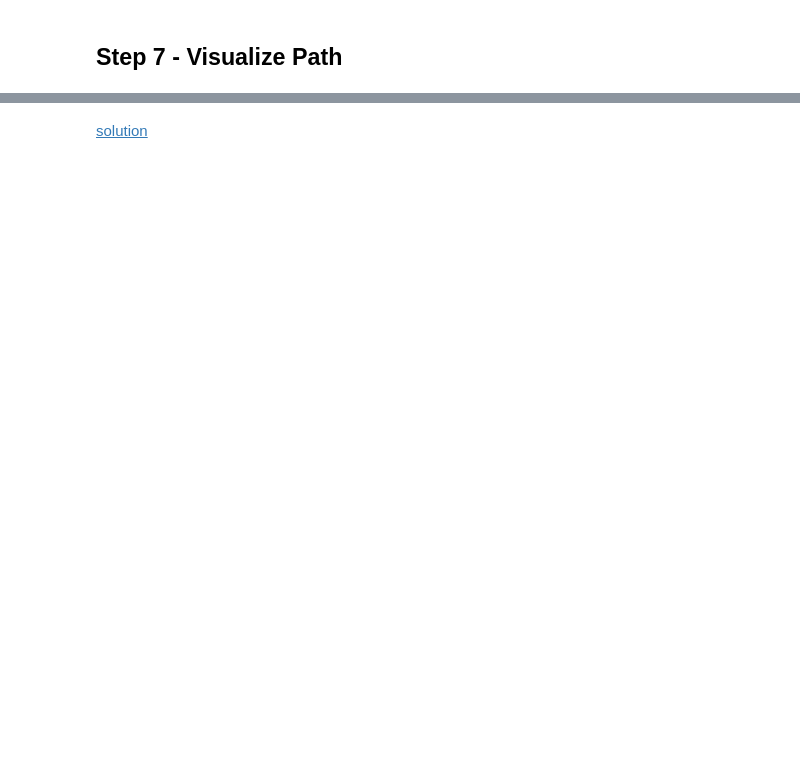
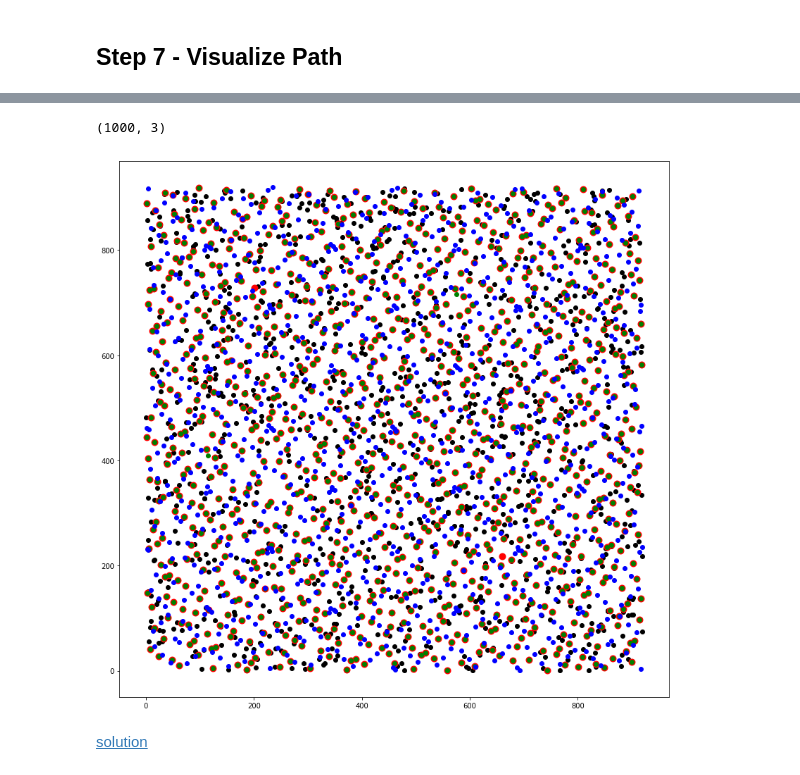
Before and after one commit to miker2/FCND-udacity, a Jupyter notebook: jupyter_notebooks/Probabilistic-Roadmap.ipynb, the cells around one changed output, grey strips where cells are left out. Drawn from its saved outputs; the diff is of its cells as text; code cells hidden in the pictures; blank space fills up the shorter version.

```diff
--- a/jupyter_notebooks/Probabilistic-Roadmap.ipynb
+++ b/jupyter_notebooks/Probabilistic-Roadmap.ipynb
@@ -468,2 +469,28 @@ plt.show()
+# %%
+import chaospy
+n_samps = 1000
+dims = 3
+f = chaospy.create_halton_samples(n_samps, dims).transpose()
+h = chaospy.create_hammersley_samples(n_samps, dims).transpose()
+k = chaospy.create_korobov_samples(n_samps, dims).transpose()
+s = chaospy.create_sobol_samples(n_samps, dims).transpose()
+n = np.random.rand(n_samps, dims)
+print(n.shape)
+# plot obstacle map
+#plt.imshow(grid, cmap='Greys', origin='lower')
+
+plt.scatter(n[:,0]*xrange, n[:,1]*yrange, c='black')
+# draw nodes
+plt.scatter(f[:,0]*xrange, f[:,1]*yrange, c='red', linewidths=4)
+plt.scatter(h[:,0]*xrange, h[:,1]*yrange, c='green', linewidths=1)
+#plt.scatter(k[:,0]*xrange, k[:,1]*yrange, c='cyan')
+plt.scatter(s[:,0]*xrange, s[:,1]*yrange, c='blue')
+
+
+
+plt.show()
+# %% [output]
+(1000, 3)
+[figure, added]
 # %% [markdown]
 [solution](/notebooks/Probabilistic-Roadmap-Solution.ipynb)
```
Also changed, not shown: parts of 14 cells of this notebook, 5 other files.
